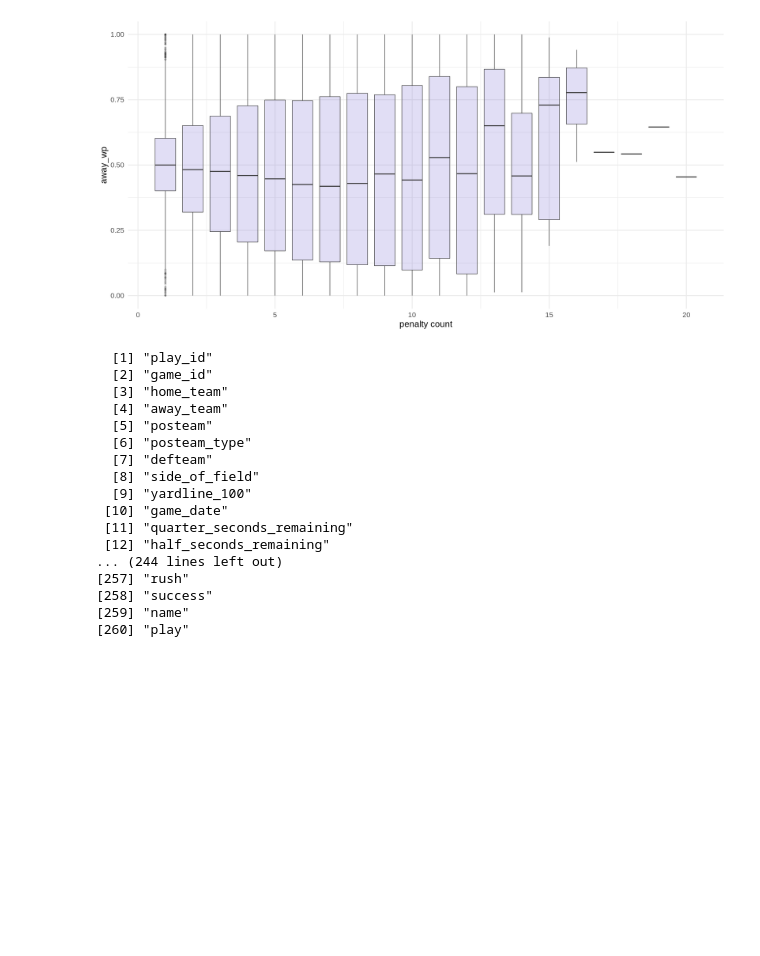
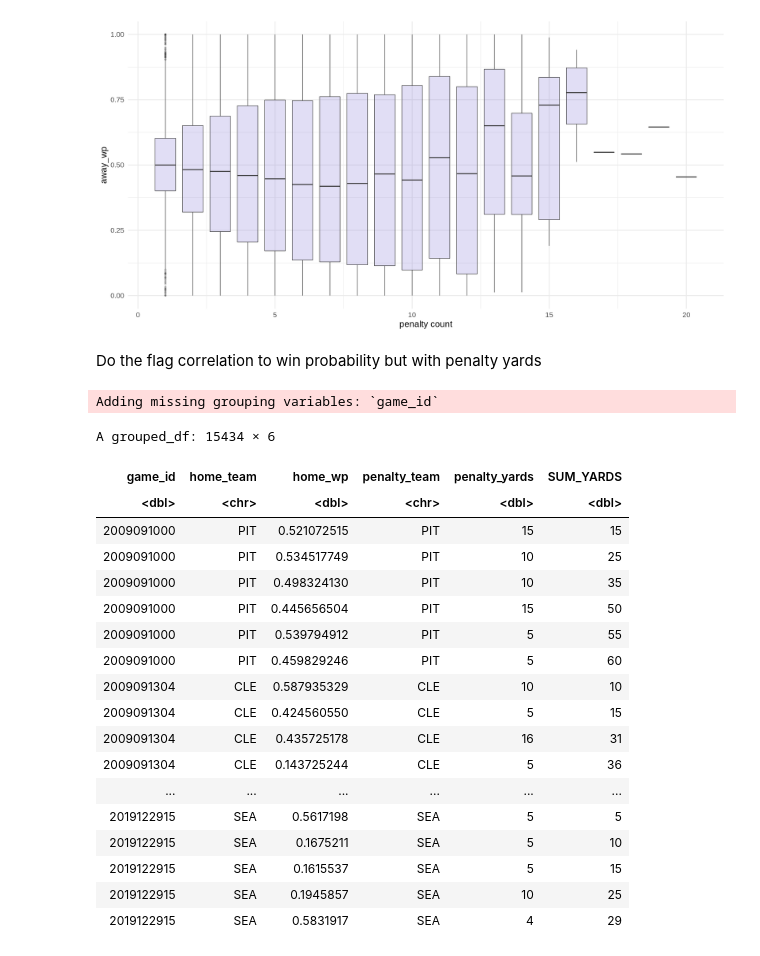
Before and after one commit to rennerm1/NFL-Data-Science-Project, a Jupyter notebook: playingaround.ipynb, the cells around one changed output. Saved outputs shown, nothing was run; the diff lists cells and outputs as text; code cells hidden in the pictures; blank space fills up the shorter version.

```diff
--- a/playingaround.ipynb
+++ b/playingaround.ipynb
@@ -63,8 +74,7 @@ pbp_all_rp <- pbp_all %>%
 	name = ifelse(!is.na(passer_player_name), passer_player_name, rusher_player_name),
 	yards_gained=ifelse(play_type=="no_play",NA,yards_gained), # filter out NA for yards_gained
 	play=1
-	) #%>%
-	#filter(pass==1 | rush==1) #only keep passes and rushes
+	)
 # %%
 pbp_all_rp %>%
 select(play_type) %>%
@@ -473,26 +549,6 @@ ggplot(correlation_team_away, aes(x=penalty_count, y=away_wp)) +
 Warning message:
 “Removed 67 rows containing non-finite values (stat_boxplot).”
 [figure]
-# %%
-names(pbp_all_rp)
-# %% [output]
-  [1] "play_id"
-  [2] "game_id"
-  [3] "home_team"
-  [4] "away_team"
-  [5] "posteam"
-  [6] "posteam_type"
-  [7] "defteam"
-  [8] "side_of_field"
-  [9] "yardline_100"
- [10] "game_date"
- [11] "quarter_seconds_remaining"
- [12] "half_seconds_remaining"
-... (244 lines left out)
-[257] "rush"
-[258] "success"
-[259] "name"
-[260] "play"
 # %%
 ## This could be useful in the future for passer analysis
 
@@ -515,3 +571,33 @@ QB.Rating <- nfl %>%
                 TDs.per.INT = round(TDs/Interceptions,3)*100) %>%
   filter(QB.team %in% starters.team) %>%
   arrange(posteam,-Completion.Rate, -Total.Passes)
+# %% [markdown]
+Do the flag correlation to win probability but with penalty yards
+# %%
+pbp_all_rp %>%
+group_by(game_id, penalty_team) %>%
+filter(penalty==1, home_team==penalty_team) %>%
+select(home_team, home_wp, penalty_team, penalty_yards) %>%
+mutate(SUM_YARDS = cumsum(penalty_yards)) -> penalty_yards_correlation
+penalty_yards_correlation
+# %% [output]
+Adding missing grouping variables: `game_id`
+A grouped_df: 15434 × 6
+| game_id | home_team | home_wp | penalty_team | penalty_yards | SUM_YARDS |
+| <dbl> | <chr> | <dbl> | <chr> | <dbl> | <dbl> |
+| 2009091000 | PIT | 0.521072515 | PIT | 15 | 15 |
+| 2009091000 | PIT | 0.534517749 | PIT | 10 | 25 |
+| 2009091000 | PIT | 0.498324130 | PIT | 10 | 35 |
+| 2009091000 | PIT | 0.445656504 | PIT | 15 | 50 |
+| 2009091000 | PIT | 0.539794912 | PIT | 5 | 55 |
+| 2009091000 | PIT | 0.459829246 | PIT | 5 | 60 |
+| 2009091304 | CLE | 0.587935329 | CLE | 10 | 10 |
+| 2009091304 | CLE | 0.424560550 | CLE | 5 | 15 |
+| 2009091304 | CLE | 0.435725178 | CLE | 16 | 31 |
+| 2009091304 | CLE | 0.143725244 | CLE | 5 | 36 |
+| ... | ... | ... | ... | ... | ... |
+| 2019122915 | SEA | 0.5617198 | SEA | 5 | 5 |
+| 2019122915 | SEA | 0.1675211 | SEA | 5 | 10 |
+| 2019122915 | SEA | 0.1615537 | SEA | 5 | 15 |
+| 2019122915 | SEA | 0.1945857 | SEA | 10 | 25 |
+| 2019122915 | SEA | 0.5831917 | SEA | 4 | 29 |
```
Also changed, not shown: parts of 13 cells of this notebook.
